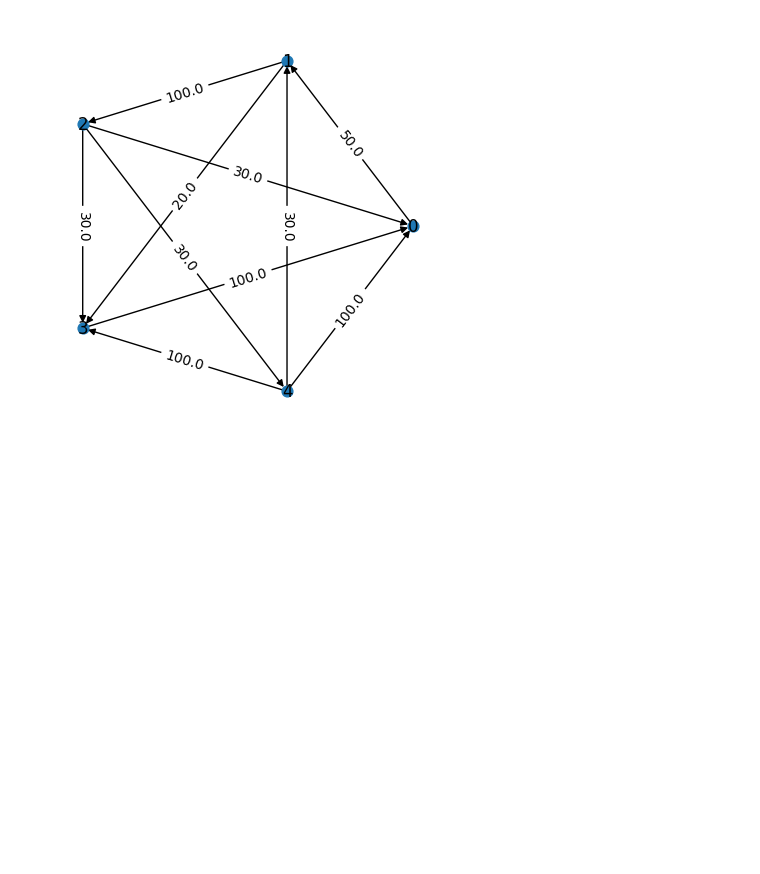
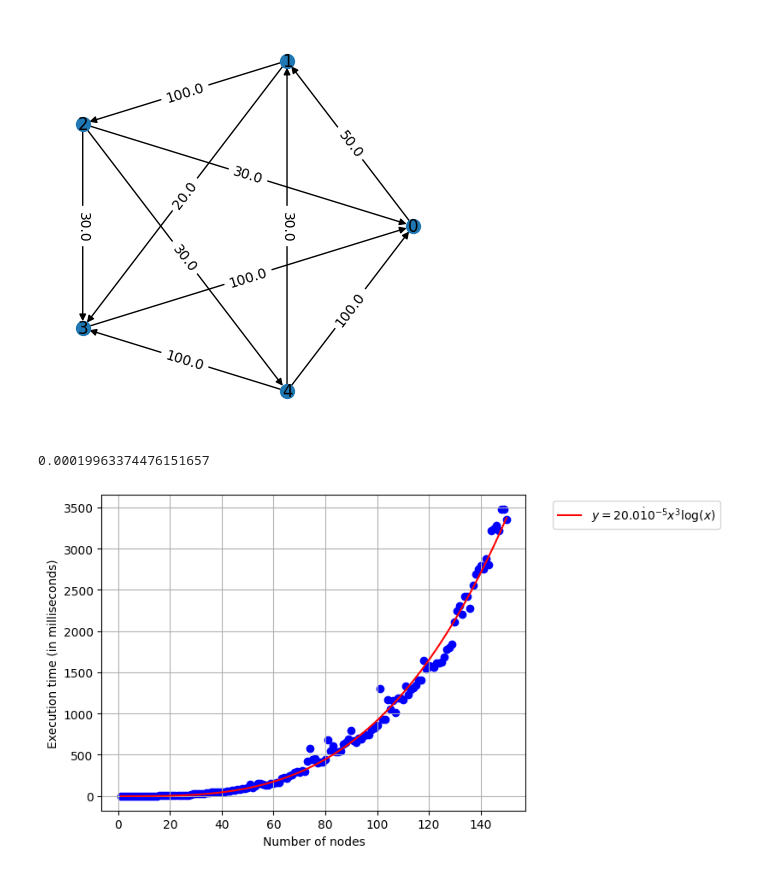
Before and after one commit to dmitry-grigorev/AlgoAnalysisDevelopment, a Jupyter notebook: Task8/task8notebook_AllPairsShortestPath.ipynb, the cells around one changed output. Saved outputs shown, nothing was run; the diff lists cells and outputs as text; code cells hidden in the pictures; blank space fills up the shorter version.

```diff
--- a/Task8/task8notebook_AllPairsShortestPath.ipynb
+++ b/Task8/task8notebook_AllPairsShortestPath.ipynb
@@ -67,3 +59,8 @@ nx.draw_networkx_edge_labels(g,pos = nx.circular_layout(g),edge_labels=labels)
  (4, 1): Text(0.3090170266931363, 2.980232327587373e-08, '30.0'),
  (4, 3): Text(-0.24999994784593424, -0.7694209149307285, '100.0')}
 [figure]
+# %%
+plot_algo_complexity_info(150, lambda x: x**3*np.log(x), "$x^3 \log(x)$")
+# %% [output]
+0.00019963374476151657
+[figure, added]
```
Also changed, not shown: parts of 8 cells of this notebook, 1 other file.
